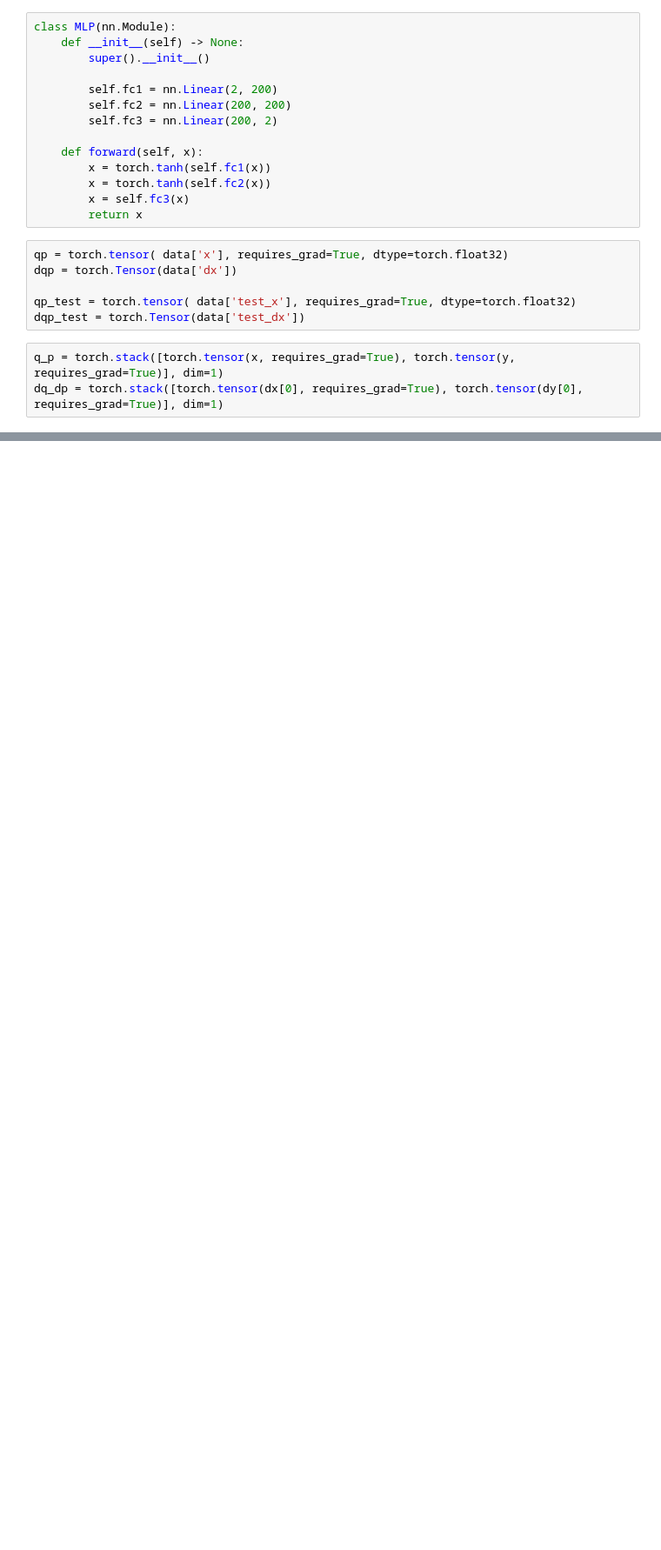
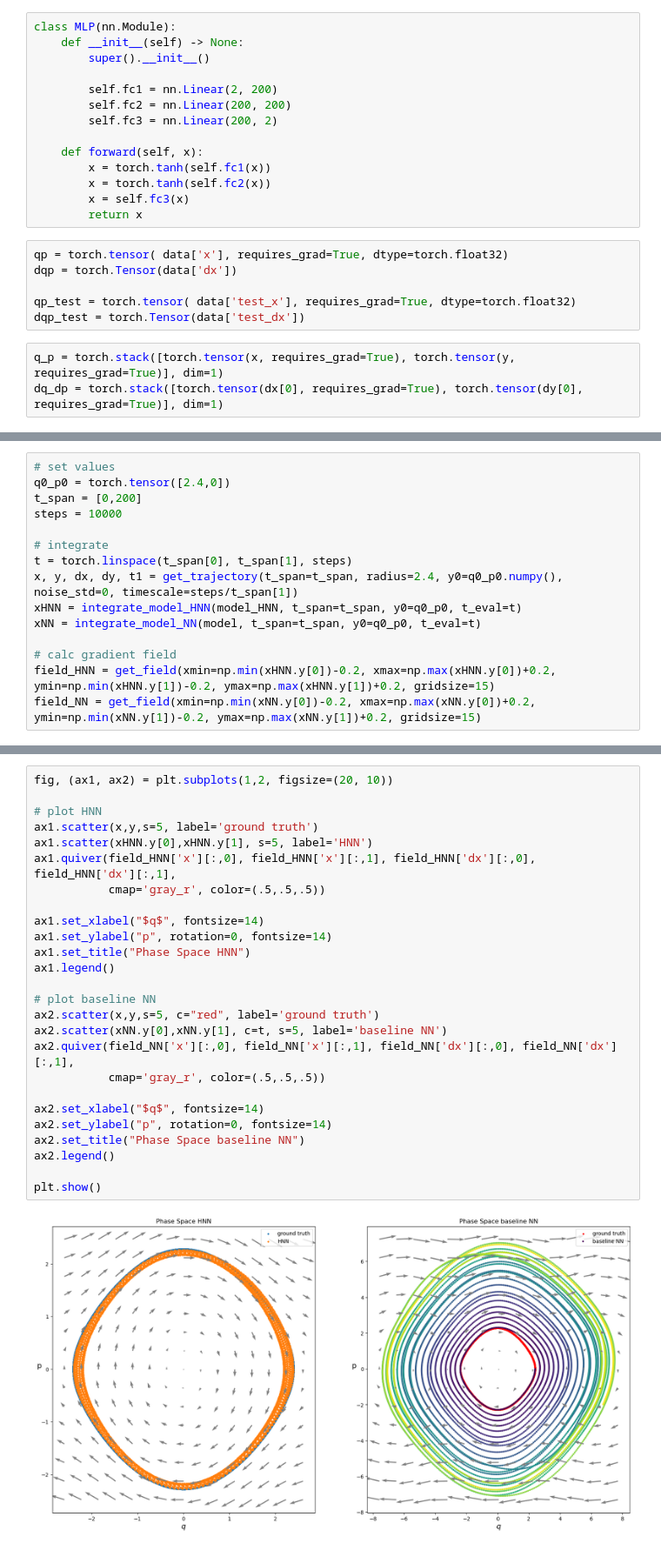
Before and after one commit to bGuenes/Scientific_ML_seminar, a Jupyter notebook: baseline.ipynb, the cells around one changed output, grey strips where cells are left out. Shown at 87% size. Saved outputs shown, nothing was run; the diff lists cells and outputs as text; blank space fills up the shorter version.

```diff
--- a/baseline.ipynb
+++ b/baseline.ipynb
@@ -309,0 +265,15 @@ plt.tight_layout() ; plt.show()
+# %%
+# set values
+q0_p0 = torch.tensor([2.4,0])
+t_span = [0,200]
+steps = 10000
+
+# integrate
+t = torch.linspace(t_span[0], t_span[1], steps)
+x, y, dx, dy, t1 = get_trajectory(t_span=t_span, radius=2.4, y0=q0_p0.numpy(), noise_std=0, timescale=steps/t_span[1])
+xHNN = integrate_model_HNN(model_HNN, t_span=t_span, y0=q0_p0, t_eval=t)
+xNN = integrate_model_NN(model, t_span=t_span, y0=q0_p0, t_eval=t)
+
+# calc gradient field
+field_HNN = get_field(xmin=np.min(xHNN.y[0])-0.2, xmax=np.max(xHNN.y[0])+0.2, ymin=np.min(xHNN.y[1])-0.2, ymax=np.max(xHNN.y[1])+0.2, gridsize=15)
+field_NN = get_field(xmin=np.min(xNN.y[0])-0.2, xmax=np.max(xNN.y[0])+0.2, ymin=np.min(xNN.y[1])-0.2, ymax=np.max(xNN.y[1])+0.2, gridsize=15)
@@ -309,0 +282,28 @@ plt.tight_layout() ; plt.show()
+# %%
+fig, (ax1, ax2) = plt.subplots(1,2, figsize=(20, 10))
+
+# plot HNN
+ax1.scatter(x,y,s=5, label='ground truth')
+ax1.scatter(xHNN.y[0],xHNN.y[1], s=5, label='HNN')
+ax1.quiver(field_HNN['x'][:,0], field_HNN['x'][:,1], field_HNN['dx'][:,0], field_HNN['dx'][:,1],
+           cmap='gray_r', color=(.5,.5,.5))
+
+ax1.set_xlabel("$q$", fontsize=14)
+ax1.set_ylabel("p", rotation=0, fontsize=14)
+ax1.set_title("Phase Space HNN")
+ax1.legend()
+
+# plot baseline NN
+ax2.scatter(x,y,s=5, c="red", label='ground truth')
+ax2.scatter(xNN.y[0],xNN.y[1], c=t, s=5, label='baseline NN')
+ax2.quiver(field_NN['x'][:,0], field_NN['x'][:,1], field_NN['dx'][:,0], field_NN['dx'][:,1],
+           cmap='gray_r', color=(.5,.5,.5))
+
+ax2.set_xlabel("$q$", fontsize=14)
+ax2.set_ylabel("p", rotation=0, fontsize=14)
+ax2.set_title("Phase Space baseline NN")
+ax2.legend()
+
+plt.show()
+# %% [output]
+[figure, added]
```
Also changed, not shown: parts of 16 cells of this notebook.
